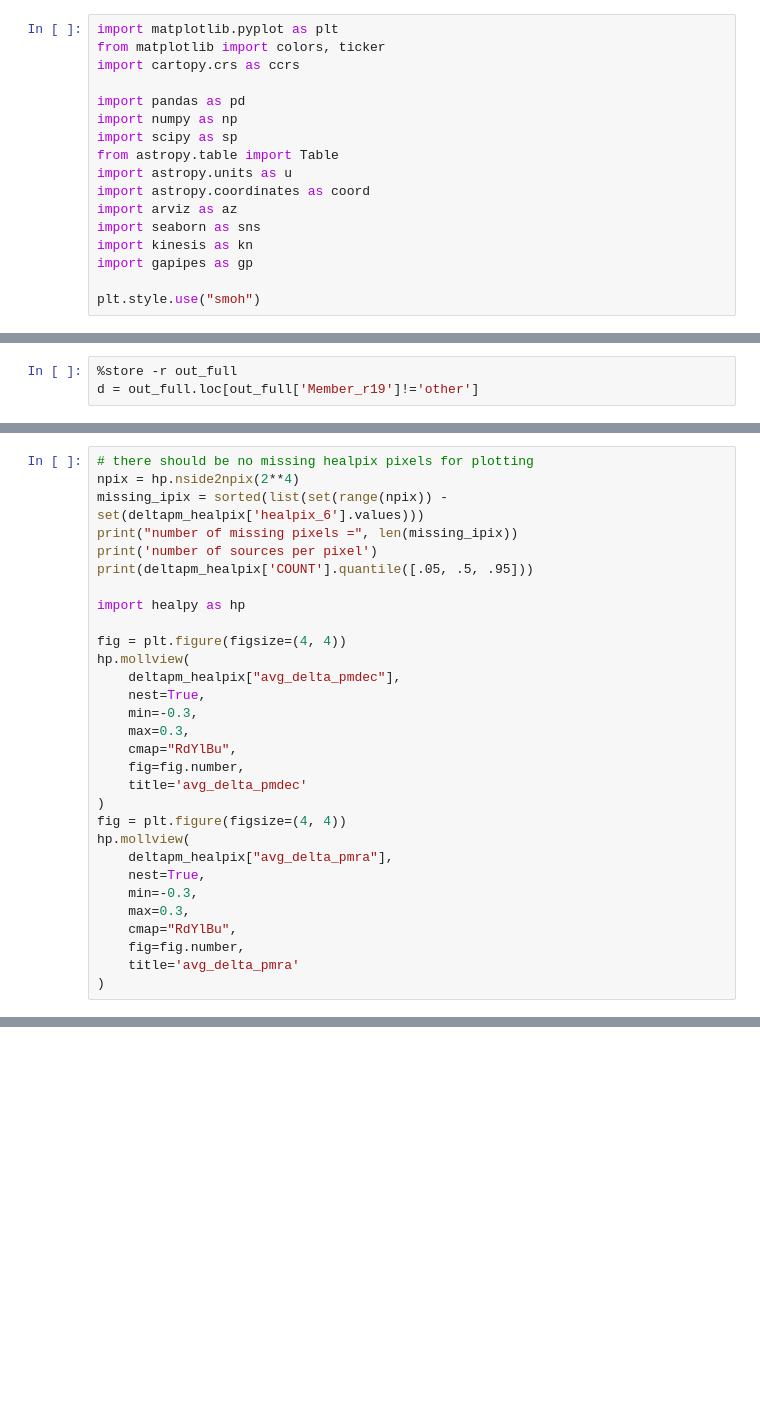
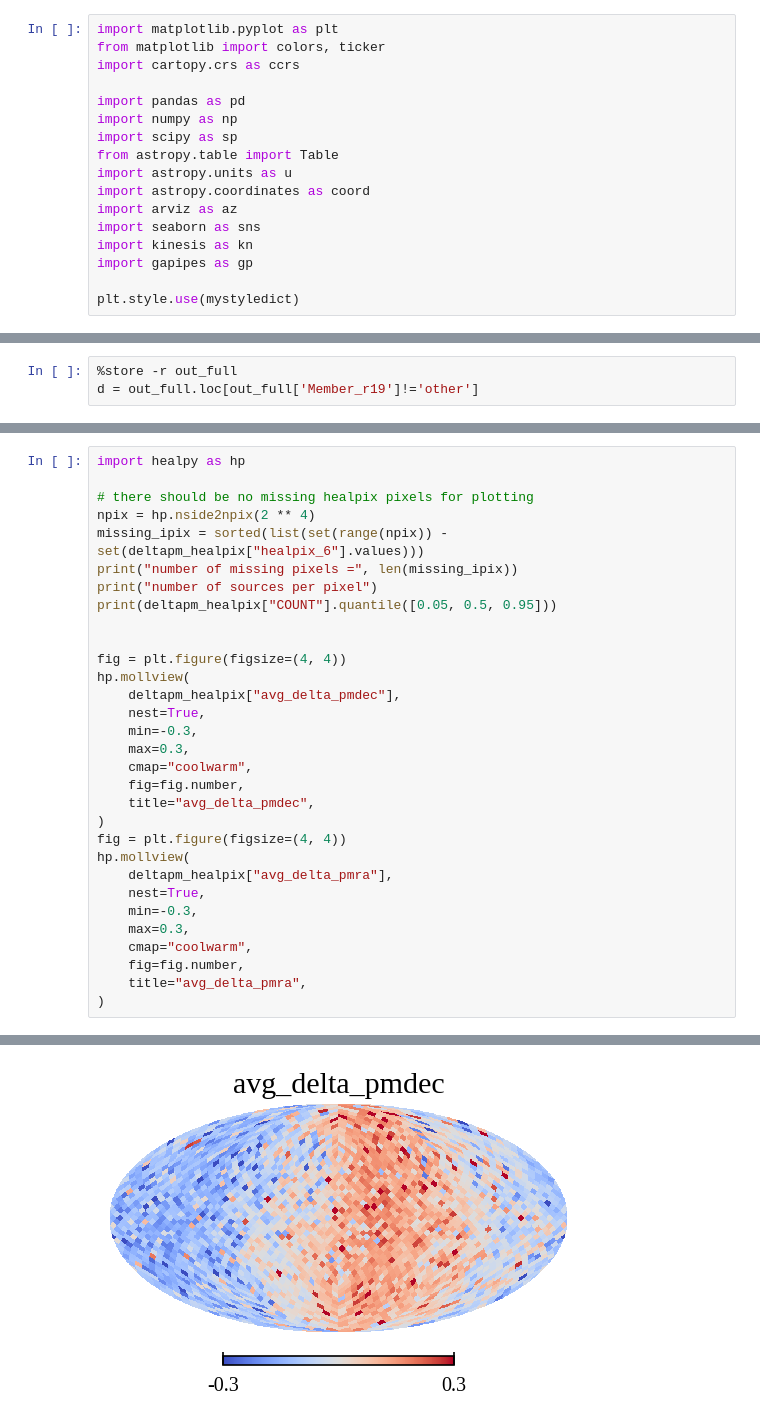
Before and after one commit to smoh/kinesis, a Jupyter notebook: notebooks/plot-global-frame-rotation.ipynb, the cells around one changed output, grey strips where cells are left out. Cells and saved outputs as stored; diff of their text form; blank space fills up the shorter version.

```diff
--- a/notebooks/plot-global-frame-rotation.ipynb
+++ b/notebooks/plot-global-frame-rotation.ipynb
@@ -16,7 +17,7 @@ import seaborn as sns
 import kinesis as kn
 import gapipes as gp
 
-plt.style.use("smoh")
+plt.style.use(mystyledict)
 # %%
 %%time
 r = gp.gaia.query(
@@ -135,12 +142,13 @@ ORDER BY healpix_6
 # %%
+import healpy as hp
+
 # there should be no missing healpix pixels for plotting
-npix = hp.nside2npix(2**4)
-missing_ipix = sorted(list(set(range(npix)) - set(deltapm_healpix['healpix_6'].values)))
+npix = hp.nside2npix(2 ** 4)
+missing_ipix = sorted(list(set(range(npix)) - set(deltapm_healpix["healpix_6"].values)))
 print("number of missing pixels =", len(missing_ipix))
-print('number of sources per pixel')
-print(deltapm_healpix['COUNT'].quantile([.05, .5, .95]))
+print("number of sources per pixel")
+print(deltapm_healpix["COUNT"].quantile([0.05, 0.5, 0.95]))
 
-import healpy as hp
 
 fig = plt.figure(figsize=(4, 4))
 hp.mollview(
@@ -148,9 +156,9 @@ hp.mollview(
     nest=True,
     min=-0.3,
     max=0.3,
-    cmap="RdYlBu",
+    cmap="coolwarm",
     fig=fig.number,
-    title='avg_delta_pmdec'
+    title="avg_delta_pmdec",
 )
 fig = plt.figure(figsize=(4, 4))
 hp.mollview(
@@ -158,7 +166,8 @@ hp.mollview(
     nest=True,
     min=-0.3,
     max=0.3,
-    cmap="RdYlBu",
+    cmap="coolwarm",
     fig=fig.number,
-    title='avg_delta_pmra'
+    title="avg_delta_pmra",
 )
+# %% [output]
@@ -164,0 +180 @@ hp.mollview(
+[figure, added]
```
Also changed, not shown: parts of 12 cells of this notebook, 40 other files.
